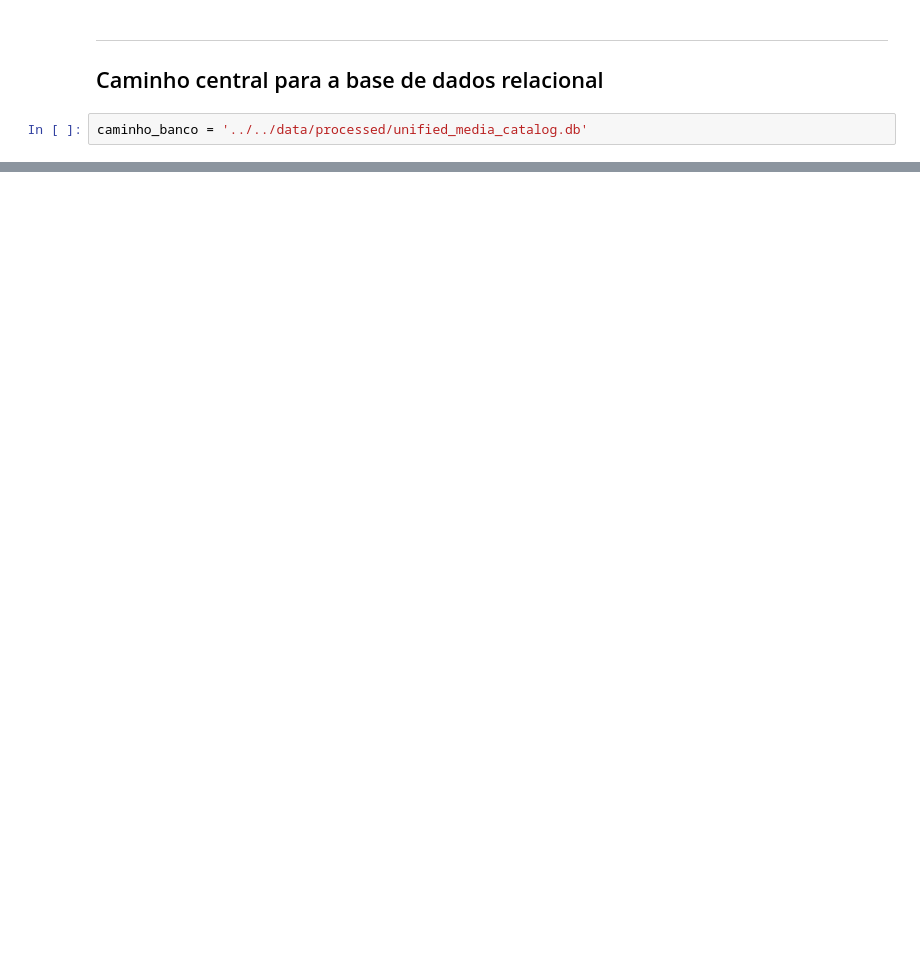
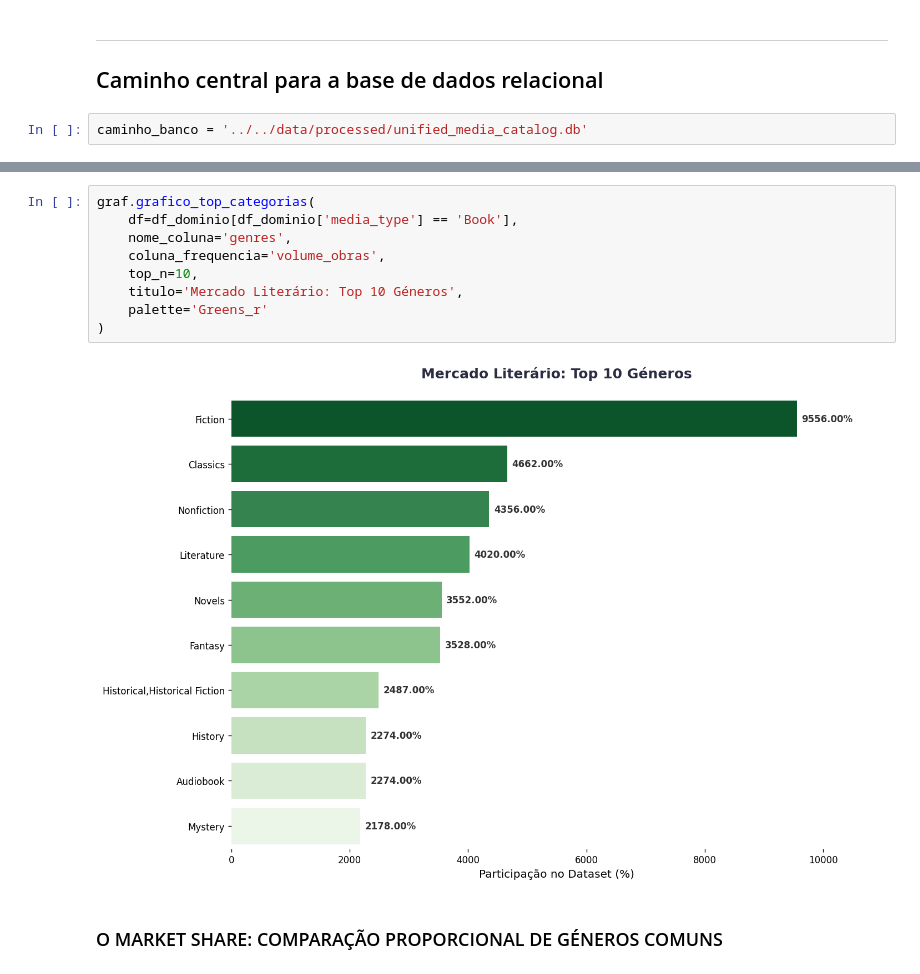
Before and after one commit to AleCecilio/entertainment_industry_performance_analysis, a Jupyter notebook: notebooks/02_data_analytics/17_analytics_genre_dynamics.ipynb, the cells around one changed output, grey strips where cells are left out. Cells and saved outputs as stored; diff of their text form; blank space fills up the shorter version.

```diff
--- a/notebooks/02_data_analytics/17_analytics_genre_dynamics.ipynb
+++ b/notebooks/02_data_analytics/17_analytics_genre_dynamics.ipynb
@@ -36,0 +119,13 @@ caminho_banco = '../../data/processed/unified_media_catalog.db'
+# %%
+graf.grafico_top_categorias(
+    df=df_dominio[df_dominio['media_type'] == 'Book'],
+    nome_coluna='genres',
+    coluna_frequencia='volume_obras',
+    top_n=10,
+    titulo='Mercado Literário: Top 10 Géneros',
+    palette='Greens_r'
+)
+# %% [output]
+[figure, added]
+# %% [markdown]
+### O MARKET SHARE: COMPARAÇÃO PROPORCIONAL DE GÉNEROS COMUNS
```
Also changed, not shown: parts of 6 cells of this notebook, 4 other files.
